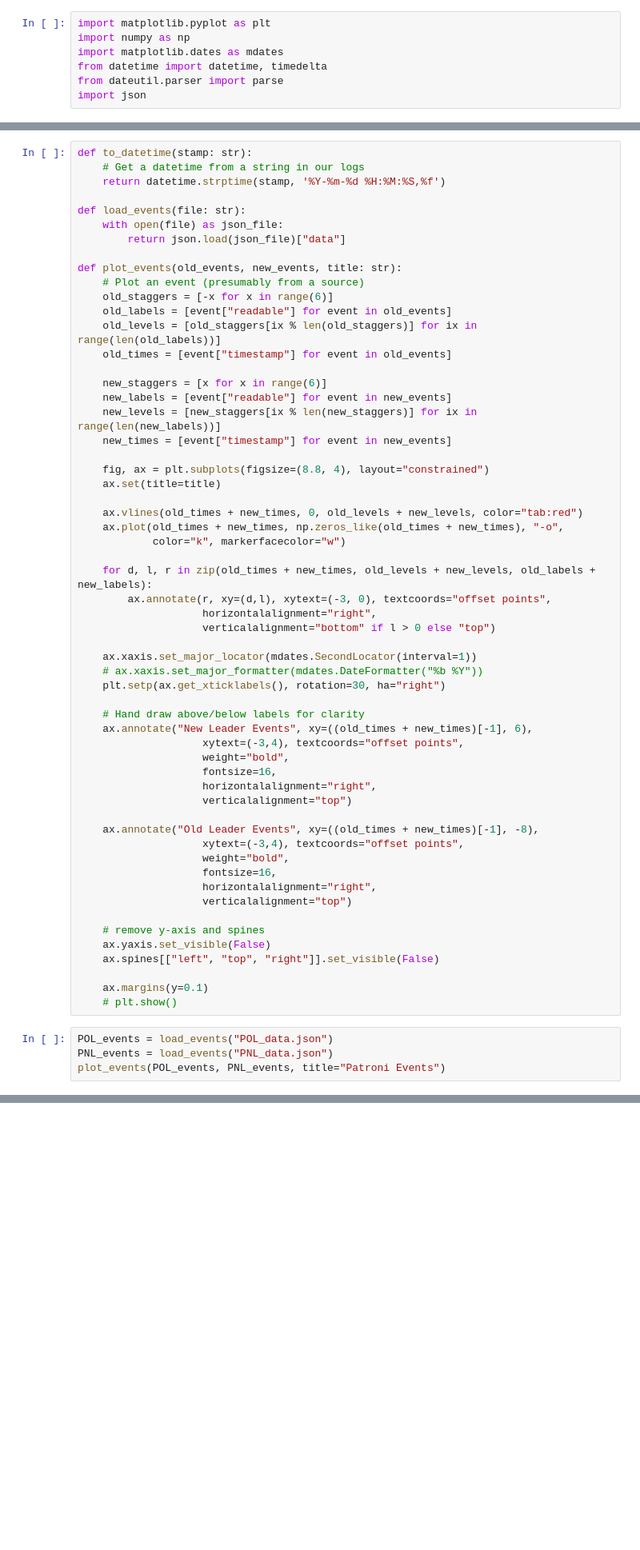
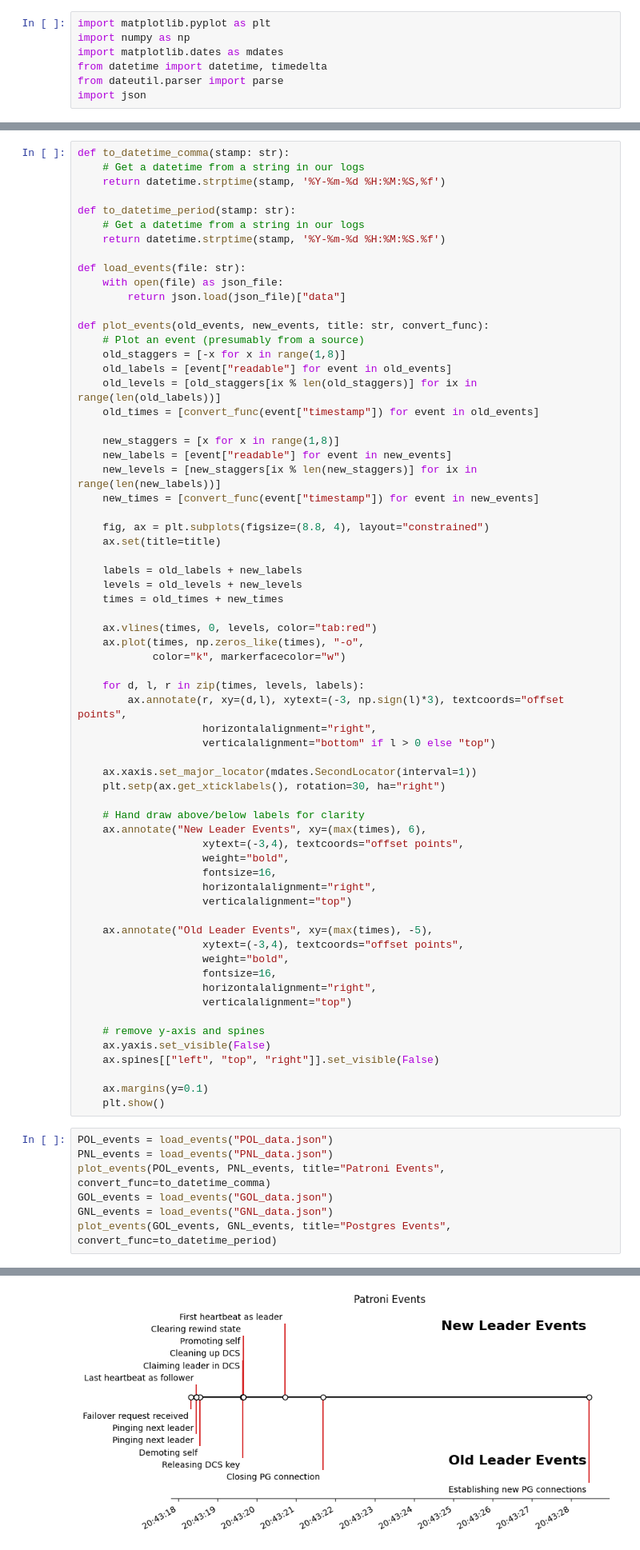
Before and after one commit to manishps/patroni-experiments, a Jupyter notebook: runner/analyze.ipynb, the cells around one changed output, grey strips where cells are left out. Shown: that part at 80% size. Drawn from its saved outputs; the diff is of its cells as text; blank space fills up the shorter version.

Commit message:
plotting bugs

```diff
--- a/runner/analyze.ipynb
+++ b/runner/analyze.ipynb
@@ -134,51 +136,58 @@ plt.show()
 49
 [figure]
 # %%
-def to_datetime(stamp: str):
+def to_datetime_comma(stamp: str):
     # Get a datetime from a string in our logs
     return datetime.strptime(stamp, '%Y-%m-%d %H:%M:%S,%f')
+
+def to_datetime_period(stamp: str):
+    # Get a datetime from a string in our logs
+    return datetime.strptime(stamp, '%Y-%m-%d %H:%M:%S.%f')
 
 def load_events(file: str):
     with open(file) as json_file:
         return json.load(json_file)["data"]
 
-def plot_events(old_events, new_events, title: str):
+def plot_events(old_events, new_events, title: str, convert_func):
     # Plot an event (presumably from a source)
-    old_staggers = [-x for x in range(6)]
+    old_staggers = [-x for x in range(1,8)]
     old_labels = [event["readable"] for event in old_events]
     old_levels = [old_staggers[ix % len(old_staggers)] for ix in range(len(old_labels))]
-    old_times = [event["timestamp"] for event in old_events]
+    old_times = [convert_func(event["timestamp"]) for event in old_events]
 
-    new_staggers = [x for x in range(6)]
+    new_staggers = [x for x in range(1,8)]
     new_labels = [event["readable"] for event in new_events]
     new_levels = [new_staggers[ix % len(new_staggers)] for ix in range(len(new_labels))]
-    new_times = [event["timestamp"] for event in new_events]
+    new_times = [convert_func(event["timestamp"]) for event in new_events]
 
     fig, ax = plt.subplots(figsize=(8.8, 4), layout="constrained")
     ax.set(title=title)
 
-    ax.vlines(old_times + new_times, 0, old_levels + new_levels, color="tab:red")
-    ax.plot(old_times + new_times, np.zeros_like(old_times + new_times), "-o",
+    labels = old_labels + new_labels
+    levels = old_levels + new_levels
+    times = old_times + new_times
+
+    ax.vlines(times, 0, levels, color="tab:red")
+    ax.plot(times, np.zeros_like(times), "-o",
             color="k", markerfacecolor="w")
 
-    for d, l, r in zip(old_times + new_times, old_levels + new_levels, old_labels + new_labels):
-        ax.annotate(r, xy=(d,l), xytext=(-3, 0), textcoords="offset points",
+    for d, l, r in zip(times, levels, labels):
+        ax.annotate(r, xy=(d,l), xytext=(-3, np.sign(l)*3), textcoords="offset points",
                     horizontalalignment="right",
                     verticalalignment="bottom" if l > 0 else "top")
 
     ax.xaxis.set_major_locator(mdates.SecondLocator(interval=1))
-    # ax.xaxis.set_major_formatter(mdates.DateFormatter("%b %Y"))
     plt.setp(ax.get_xticklabels(), rotation=30, ha="right")
 
     # Hand draw above/below labels for clarity
-    ax.annotate("New Leader Events", xy=((old_times + new_times)[-1], 6),
+    ax.annotate("New Leader Events", xy=(max(times), 6),
                     xytext=(-3,4), textcoords="offset points",
                     weight="bold",
                     fontsize=16,
                     horizontalalignment="right",
                     verticalalignment="top")
 
-    ax.annotate("Old Leader Events", xy=((old_times + new_times)[-1], -8),
+    ax.annotate("Old Leader Events", xy=(max(times), -5),
                     xytext=(-3,4), textcoords="offset points",
                     weight="bold",
                     fontsize=16,
@@ -190,9 +199,12 @@ def plot_events(old_events, new_events, title: str):
     ax.spines[["left", "top", "right"]].set_visible(False)
 
     ax.margins(y=0.1)
-    # plt.show()
+    plt.show()
 # %%
 POL_events = load_events("POL_data.json")
 PNL_events = load_events("PNL_data.json")
-plot_events(POL_events, PNL_events, title="Patroni Events")
+plot_events(POL_events, PNL_events, title="Patroni Events", convert_func=to_datetime_comma)
+GOL_events = load_events("GOL_data.json")
+GNL_events = load_events("GNL_data.json")
+plot_events(GOL_events, GNL_events, title="Postgres Events", convert_func=to_datetime_period)
 # %% [output]
@@ -200,0 +211 @@ Locator attempting to generate 950401 ticks ([-0.5, ..., 10.5]), which exceeds L
+[figure, added]
```
Also changed, not shown: parts of 3 cells of this notebook, 2 other files.
